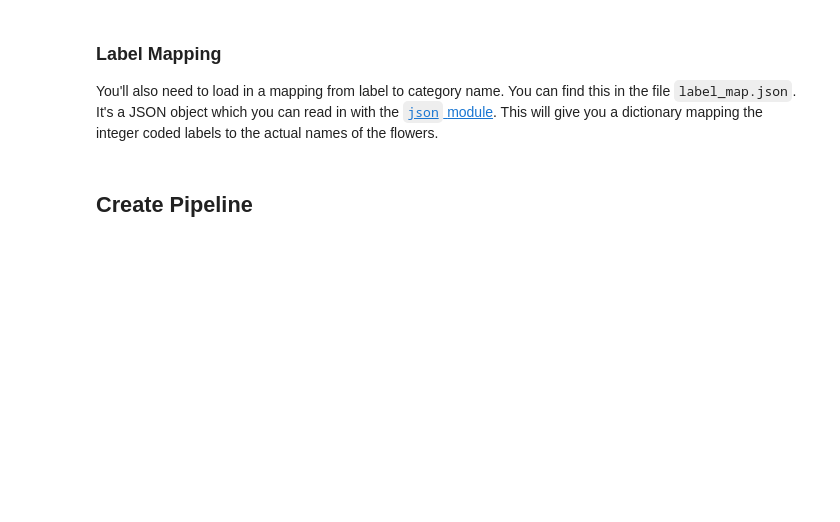
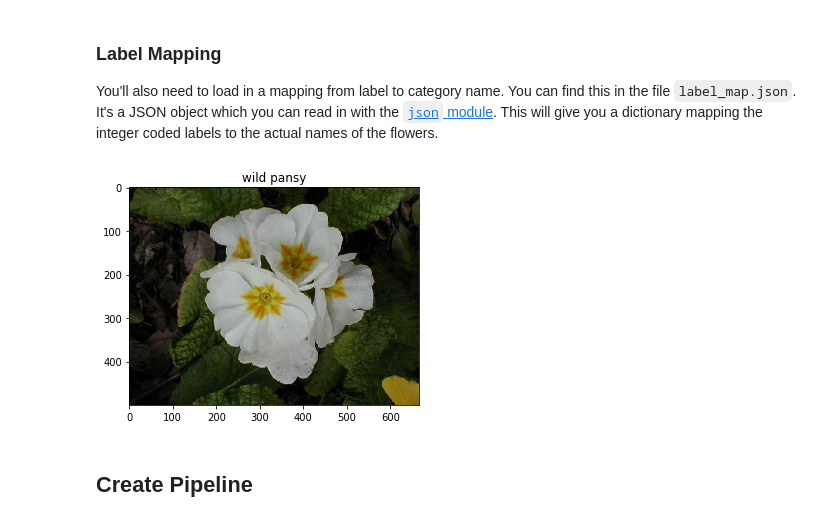
Before and after one commit to sborde/-IMLTFND_ImageClassifier, a Jupyter notebook: Project_Image_Classifier_Project.ipynb, the cells around one changed output. Cells and saved outputs as stored; diff of their text form; code cells hidden in the pictures; blank space fills up the shorter version.

```diff
--- a/Project_Image_Classifier_Project.ipynb
+++ b/Project_Image_Classifier_Project.ipynb
@@ -51,6 +77,16 @@ with open('label_map.json', 'r') as f:
 # %%
 # TODO: Plot 1 image from the training set. Set the title
 # of the plot to the corresponding class name.
+for image, label in train_data.take(1):
+    image = image.numpy().squeeze()
+    label = label.numpy()
+
+plt.figure()
+plt.imshow(image)
+plt.title(class_names[f'{label}'])
+plt.show()
+# %% [output]
+[figure, added]
 # %% [markdown]
 ## Create Pipeline
 # %%
```
Also changed, not shown: parts of 6 cells of this notebook.
